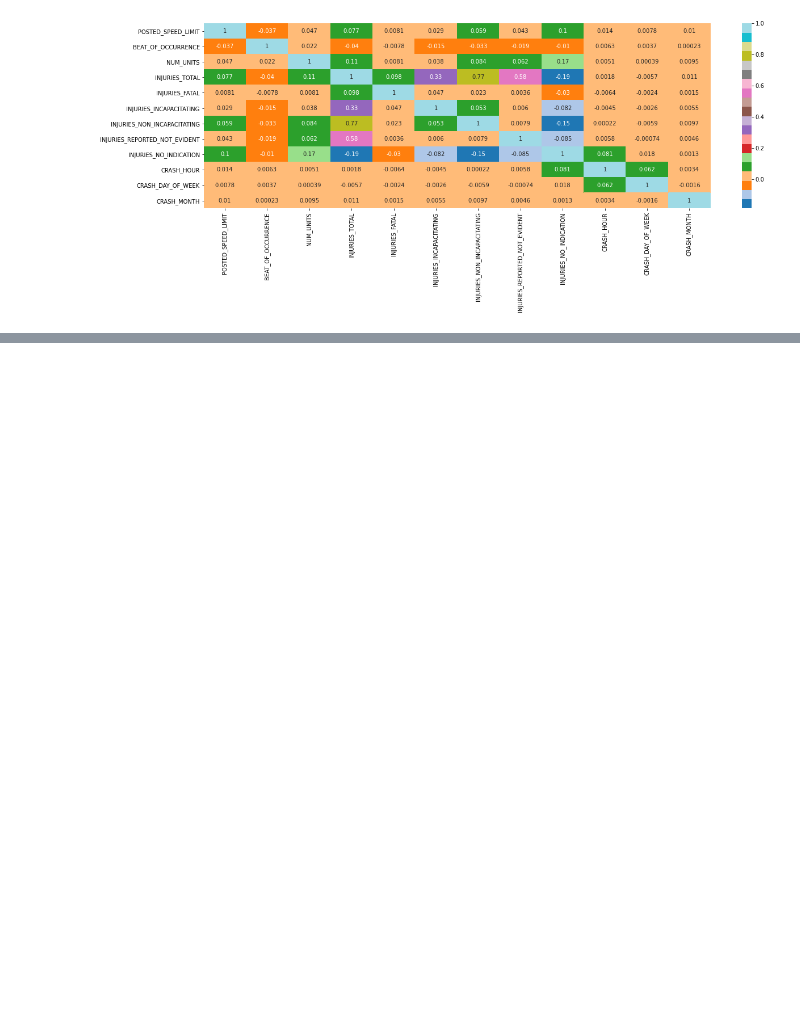
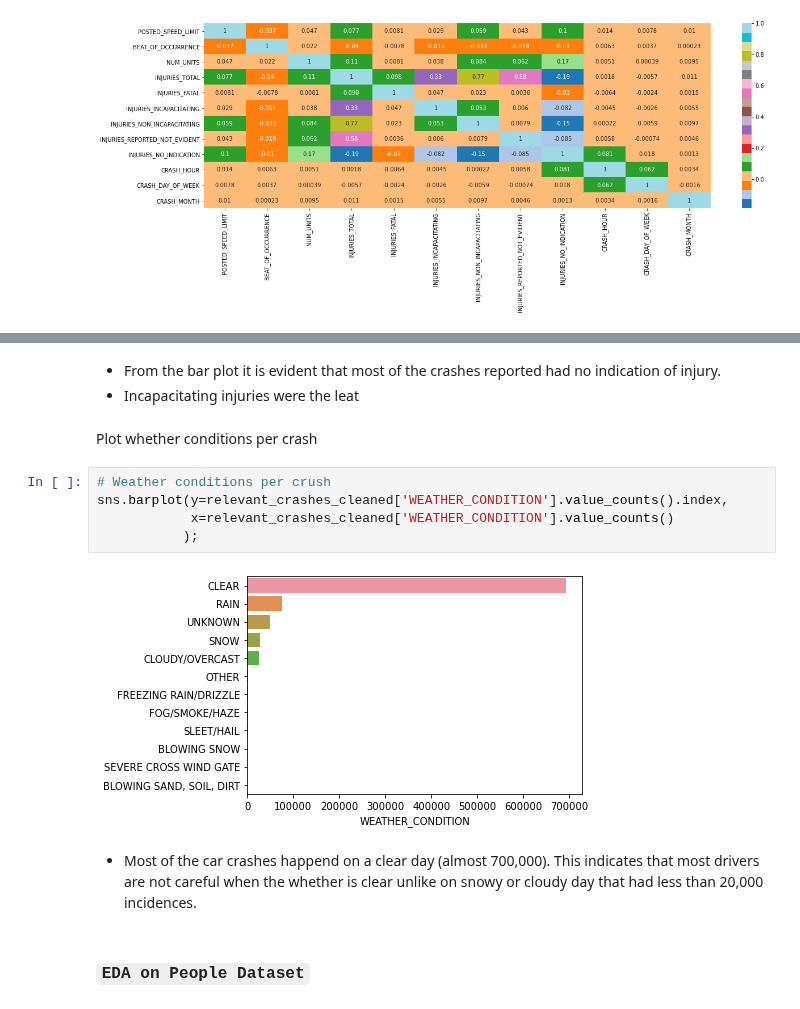
Before and after one commit to Cynthia-Njambi/City-of-Chicago-Traffic-Crashes-Project, a Jupyter notebook: groups/pamela.ipynb, the cells around one changed output, grey strips where cells are left out. Cells and saved outputs as stored; diff of their text form; blank space fills up the shorter version.

```diff
--- a/groups/pamela.ipynb
+++ b/groups/pamela.ipynb
@@ -282,0 +318,16 @@ sns.heatmap(relevant_crashes_cleaned.corr(), cmap="tab20", annot=True)
+# %% [markdown]
+- From the bar plot it is evident that most of the crashes reported had no indication of injury.
+- Incapacitating injuries were the leat
+# %% [markdown]
+Plot whether conditions per crash
+# %%
+# Weather conditions per crush
+sns.barplot(y=relevant_crashes_cleaned['WEATHER_CONDITION'].value_counts().index,
+            x=relevant_crashes_cleaned['WEATHER_CONDITION'].value_counts()
+           );
+# %% [output]
+[figure, added]
+# %% [markdown]
+- Most of the car crashes happend on a clear day (almost 700,000). This indicates that most drivers are not careful when the whether is clear unlike on snowy or cloudy day that had less than 20,000 incidences.
+# %% [markdown]
+### `EDA on People Dataset`
```
Also changed, not shown: parts of 12 cells of this notebook.
